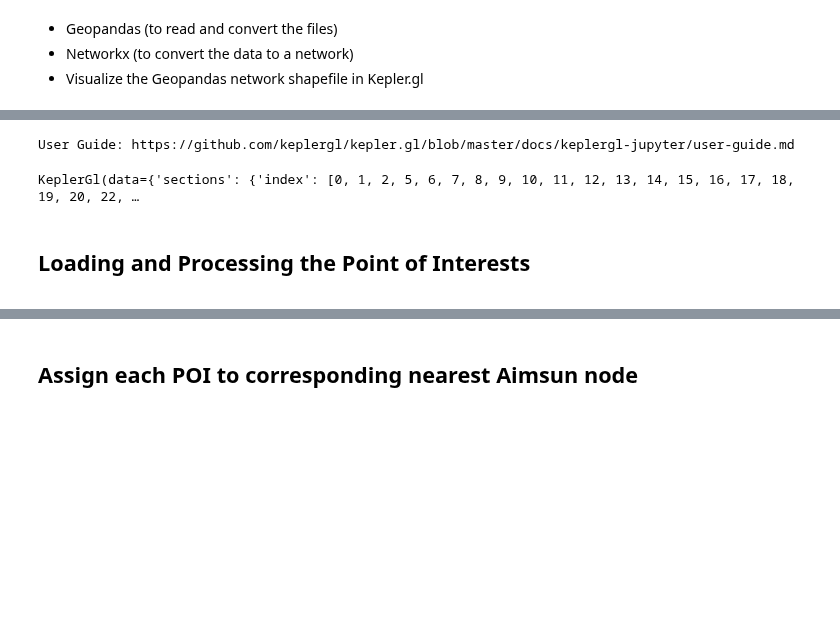
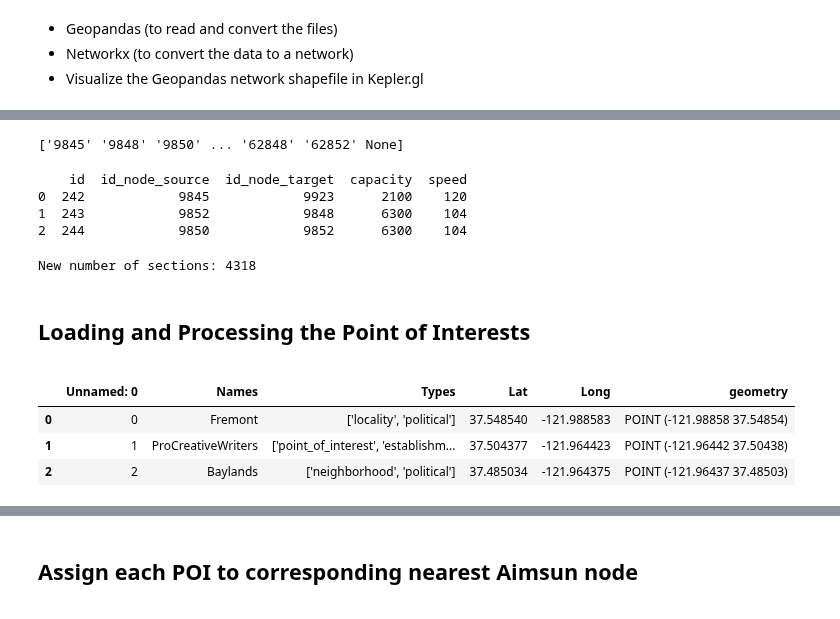
Before and after one commit to Fremont-project/data-processing, a Jupyter notebook: pipeline/aimsun-data-analysis/KPI calculation pipeline.ipynb, the cells around one changed output, grey strips where cells are left out. Saved outputs shown, nothing was run; the diff lists cells and outputs as text; code cells hidden in the pictures; blank space fills up the shorter version.

```diff
--- a/pipeline/aimsun-data-analysis/KPI calculation pipeline.ipynb
+++ b/pipeline/aimsun-data-analysis/KPI calculation pipeline.ipynb
@@ -133,21 +150,47 @@ Aimsun_sections.head()
+# %%
+# To do here
+print(Aimsun_nodes.eid.unique())
+# %% [output]
+['9845' '9848' '9850' ... '62848' '62852' None]
+# %%
+# Keeping only some columns
+edges_topo = Aimsun_sections[['id', 'fnode', 'tnode', 'capacity', 'speed']]
+
+edges_topo = edges_topo[edges_topo['fnode'].notna()]
+edges_topo = edges_topo[edges_topo['tnode'].notna()]
+
+edges_topo = edges_topo.rename(columns={"fnode": "id_node_source", "tnode": "id_node_target"})
+edges_topo = edges_topo.astype(int)
+
+print(edges_topo.head(3))
+# %% [output]
+    id  id_node_source  id_node_target  capacity  speed
+0  242            9845            9923      2100    120
+1  243            9852            9848      6300    104
+2  244            9850            9852      6300    104
+# %%
+print("New number of sections: " + str(edges_topo.id.count()))
+# %% [output]
+New number of sections: 4318
 # %%
-map_1 = KeplerGl(height=1000)
-map_1.add_data(data=Aimsun_sections, name = "sections")
-map_1.add_data(data=Aimsun_nodes, name = "nodes")
-map_1
+# Uncomment to render the data
+
+# map_1 = KeplerGl(height=1000)
+# map_1.add_data(data=Aimsun_sections, name = "sections")
+# map_1.add_data(data=Aimsun_nodes, name = "nodes")
+# map_1
-# %% [output]
-User Guide: https://github.com/keplergl/kepler.gl/blob/master/docs/keplergl-jupyter/user-guide.md
-KeplerGl(data={'sections': {'index': [0, 1, 2, 5, 6, 7, 8, 9, 10, 11, 12, 13, 14, 15, 16, 17, 18, 19, 20, 22, …
 # %% [markdown]
 ## Loading and Processing the Point of Interests
 <a id="POIs"> </a>
 # %%
-# Loading the Aimsun network in networkx
-# Nodes = nx.read_shp(data_path + "/Data processing/Raw/Network/Aimsun/nodes.shp")
-# Edges = nx.read_shp(data_path + "/Data processing/Raw/Network/Aimsun/sections.shp")
 #Point of Interests scraped from Google API
 POIs = pd.read_csv(data_path + "/Data processing/Raw/Network/KPIs/locations_crawl.csv")
-POIs['geometry'] = [Point(xy) for xy in zip(POIs['Long'], POIs['Lat'])]
-crs = {'init': 'epsg:4326'}
 # Creating a Geographic data frame for Point of Interests
-POIs_gdf = gpd.GeoDataFrame(POIs, crs=crs)
+POIs_gdf = gpd.GeoDataFrame(POIs, crs=crs_degree, geometry=gpd.points_from_xy(POIs.Long, POIs.Lat))
+
+POIs_gdf.head(3)
+# %% [output]
+|  | Unnamed: 0 | Names | Types | Lat | Long | geometry |
+| 0 | 0 | Fremont | ['locality', 'political'] | 37.548540 | -121.988583 | POINT (-121.98858 37.54854) |
+| 1 | 1 | ProCreativeWriters | ['point_of_interest', 'establishm... | 37.504377 | -121.964423 | POINT (-121.96442 37.50438) |
+| 2 | 2 | Baylands | ['neighborhood', 'political'] | 37.485034 | -121.964375 | POINT (-121.96437 37.48503) |
```
Also changed, not shown: parts of 71 cells of this notebook.
